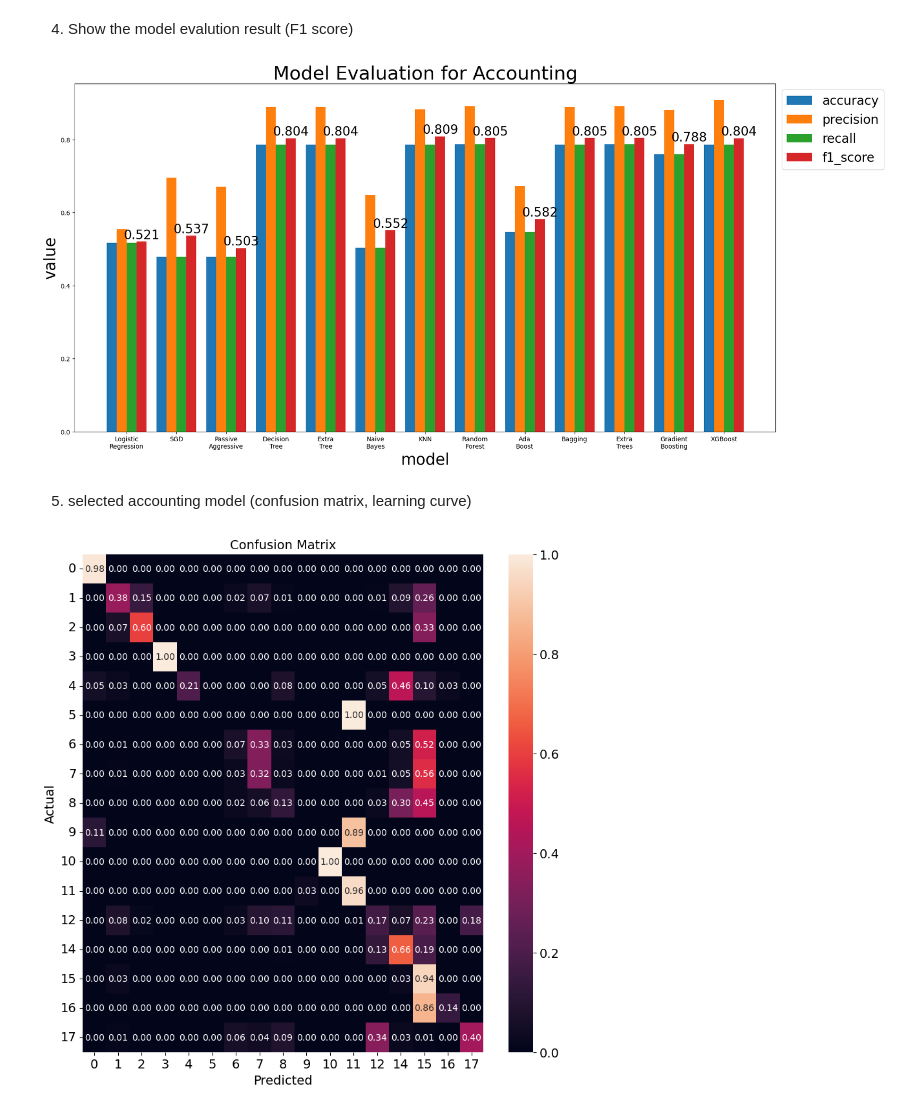
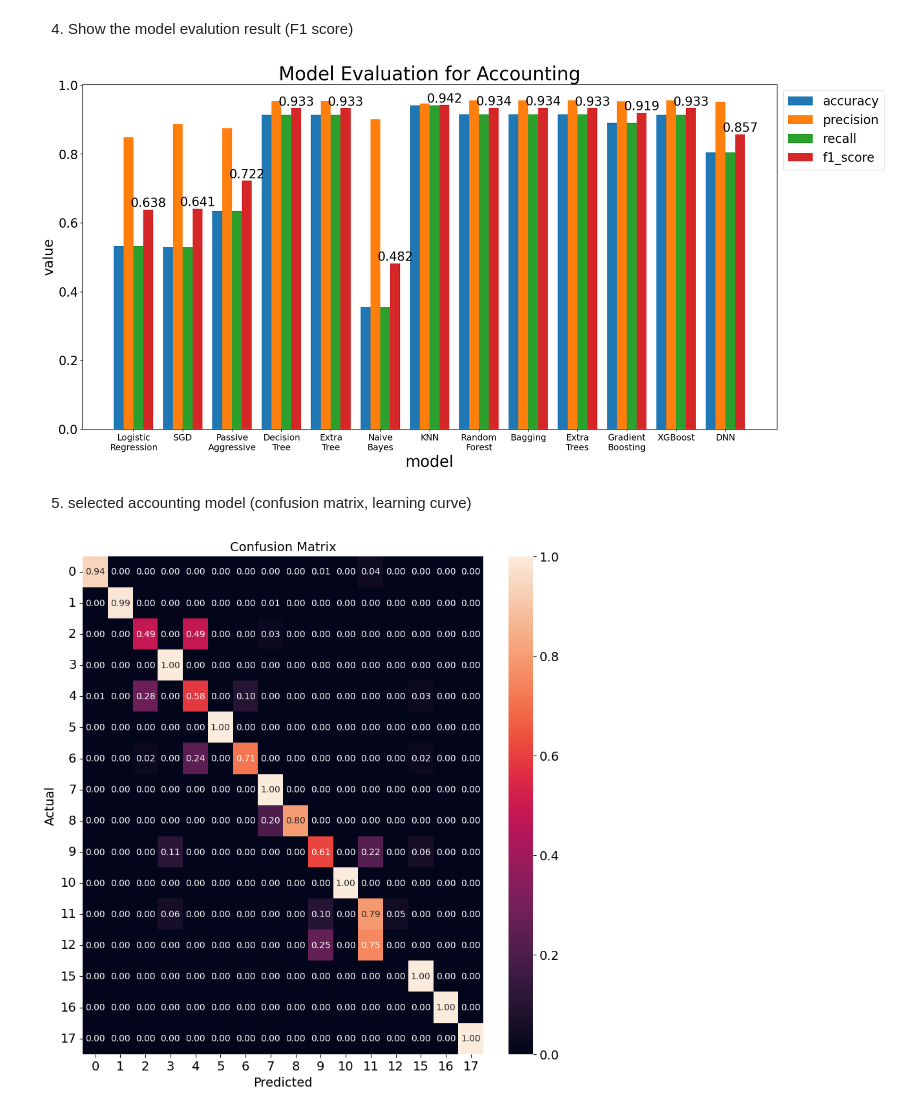
Before and after one commit to charlie532/Cyber-Attack-Lifecycle-and-Technique-Detection, a Jupyter notebook: 2_ML_training/single_accounting.ipynb, the cells around one changed output. Saved outputs shown, nothing was run; the diff lists cells and outputs as text; code cells hidden in the pictures.

```diff
--- a/2_ML_training/single_accounting.ipynb
+++ b/2_ML_training/single_accounting.ipynb
@@ -17,9 +56,17 @@ from sklearn.naive_bayes import GaussianNB
 from sklearn.neighbors import KNeighborsClassifier
 from sklearn.ensemble import RandomForestClassifier, AdaBoostClassifier, BaggingClassifier, RandomForestClassifier, ExtraTreesClassifier, GradientBoostingClassifier
 from xgboost import XGBClassifier
+import tensorflow as tf
+from tensorflow.keras import layers
 import pickle
 import numpy as np
-import pandas as pd
+
+
+if tf.config.list_physical_devices('GPU'):
+    print('GPU is available')
+else:
+    print('GPU is not available')
+
 
 core = -1 # your computer's maximum core numbers, for improving the training speed
 
@@ -38,10 +85,25 @@ models['Naive_Bayes'] = GaussianNB()
 models['KNN'] = KNeighborsClassifier(n_jobs=core)
 # ensemble models
 models['Random_Forest'] = RandomForestClassifier(n_jobs=core)
-models['Ada_Boost'] = AdaBoostClassifier()
+# models['Ada_Boost'] = AdaBoostClassifier()
 models['Bagging'] = BaggingClassifier(n_jobs=core)
 models['Extra_Trees'] = ExtraTreesClassifier(n_jobs=core)
 models['Gradient_Boosting'] = GradientBoostingClassifier()
-models['XGBoost'] = XGBClassifier(n_jobs=core)
+models['XGBoost'] = XGBClassifier(objective='multi:softprob', eval_metric='merror', n_jobs=core)
 
+dl_models = {}
 # deep learning
+dl_models['DNN'] = tf.keras.Sequential([
+    layers.Dense(256, input_shape=(X.shape[1],), activation='relu'),
+    layers.Dropout(0.3),
+    layers.Dense(128, activation='relu'),
+    layers.Dropout(0.3),
+    layers.Dense(64, activation='relu'),
+    layers.Dropout(0.3),
+    layers.Dense(32, activation='relu'),
+    layers.Dropout(0.3),
+    layers.Dense(len(label_original), activation='softmax'),
+], name='DNN')
+
+for name in dl_models:
+    dl_models[name].summary()
@@ -128,24 +268,24 @@ for name in evaluation:
 # %%
 width = 0.2
 x = np.arange(len(models))
 plt.figure(figsize=(20, 10))
 plt.bar(x, result['accuracy'], width, label='accuracy')
 plt.bar(x+width, result['precision'], width, label='precision')
 plt.bar(x+2*width, result['recall'], width, label='recall')
 bar = plt.bar(x+3*width, result['f1_score'], width, label='f1_score')
 plt.bar_label(bar, label_type='edge', fontsize=20)
 plt.title('Model Evaluation for '+data_type, fontsize=30)
 plt.xticks(x+1.5*width, models)
 plt.xlabel('model', fontsize=25)
-plt.ylabel('value', fontsize=25)
+plt.ylabel('value', fontsize=22)
 plt.rcParams.update({
-    'xtick.labelsize': 16,
+    'xtick.labelsize': 14,
     'ytick.labelsize': 20,
 })
 plt.legend(bbox_to_anchor=(1, 1), loc='upper left', fontsize=20)
 plt.show()
 # %% [output]
-[figure, old version]
+[figure, new version]
 # %% [markdown]
 5. selected accounting model (confusion matrix, learning curve)
 # %%
@@ -158,13 +298,15 @@ from sklearn.model_selection import train_test_split
 from sklearn import tree
 import pickle
 
-name = 'KNN'
+name = 'XGBoost'
 model_filename = os.path.join(models_folder, name)
 
 X_train, X_test, y_train, y_test = train_test_split(X, y, test_size=0.2, random_state=42)
 target_names = label_original
+# model = tf.keras.models.load_model(model_filename)
 model = pickle.load(open(model_filename, 'rb'))
 y_hat = model.predict(X_test)
+# y_hat = np.argmax(y_hat, axis=1)
 
 cm = confusion_matrix(y_test, y_hat)
 cmn = cm.astype('float') / cm.sum(axis=1)[:, np.newaxis]
@@ -182,4 +324,4 @@ plt.show(block=False)
 
 # tree.export_graphviz(model)
 # %% [output]
-[figure, old version]
+[figure, new version]
```
Also changed, not shown: parts of 4 cells of this notebook, 5 other files.
